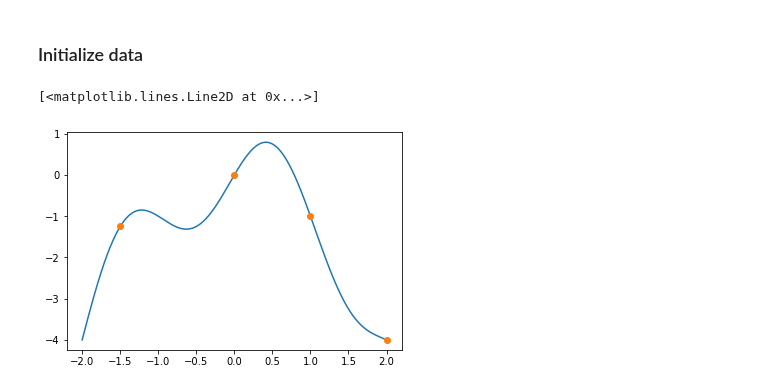
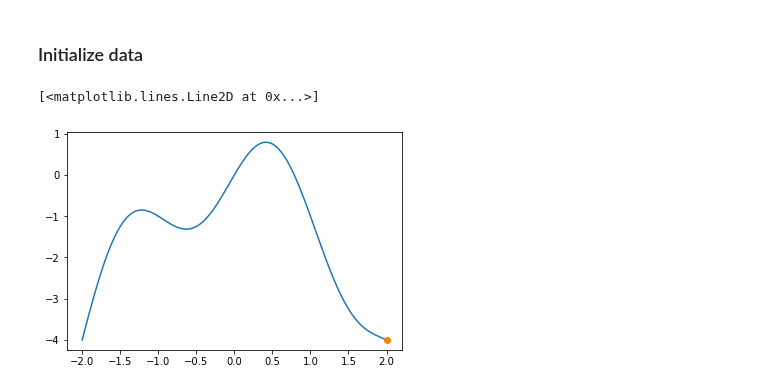
Before and after one commit to ur-whitelab/wazy, a Jupyter notebook: paper/Bayesian-Opt Sine.ipynb, the cells around one changed output. Drawn from its saved outputs; the diff is of its cells as text; code cells hidden in the pictures.

```diff
--- a/paper/Bayesian-Opt Sine.ipynb
+++ b/paper/Bayesian-Opt Sine.ipynb
@@ -11,14 +11,14 @@ from jax.experimental import optimizers
 ### Initialize data
 # %%
 x = np.linspace(-2,2, 1000)
-reps = np.array([2.0, 1.0, 0.0, -1.5]).reshape(-1,1)
+reps = np.array([2.0]).reshape(-1,1)
 label_fxn = lambda x: np.sin(x * np.pi) - x ** 2
 labels = label_fxn(reps)
 plt.plot(x,  label_fxn(x))
 plt.plot(reps, labels, 'o')
 # %% [output]
 [<matplotlib.lines.Line2D at 0x...>]
-[figure, old version]
+[figure, new version]
 # %%
 config = alpdesign.EnsembleBlockConfig()
 forward_fxn, full_forward_fxn = alpdesign.build_model(config)
```
Also changed, not shown: parts of 3 cells of this notebook, 1 other file.
